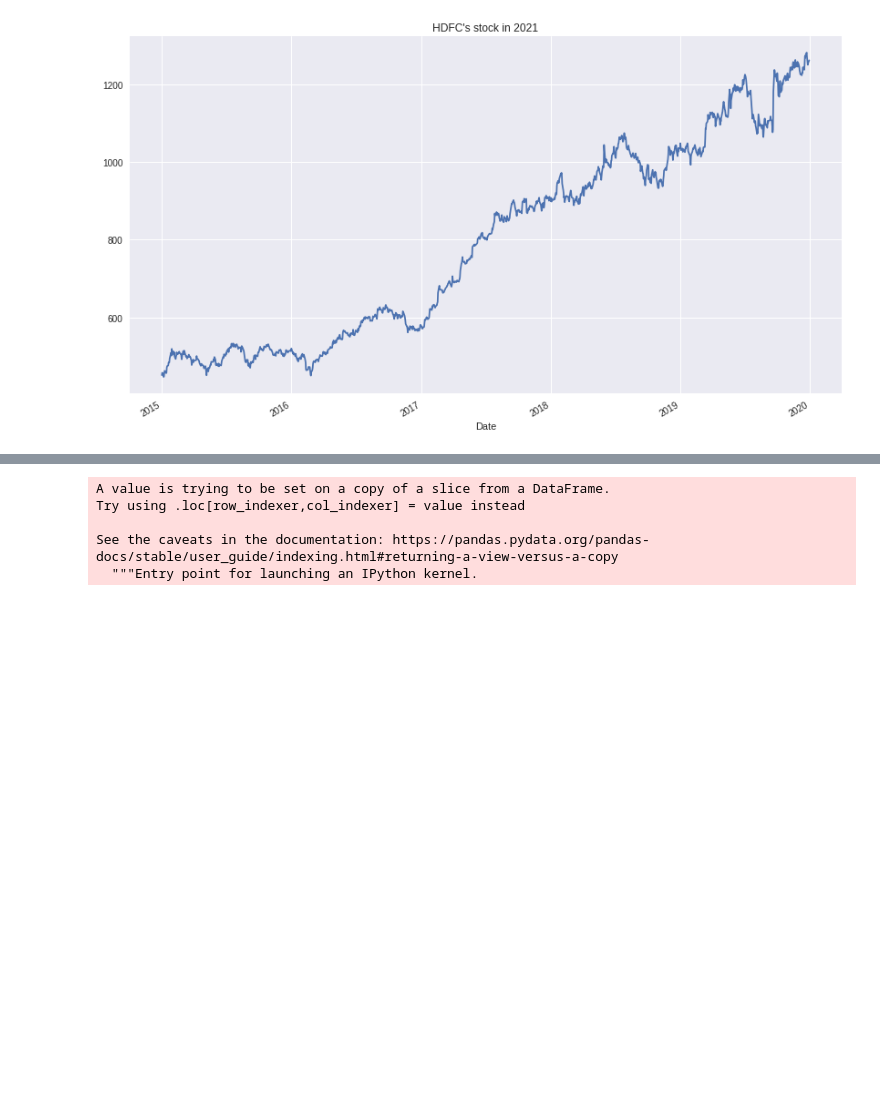
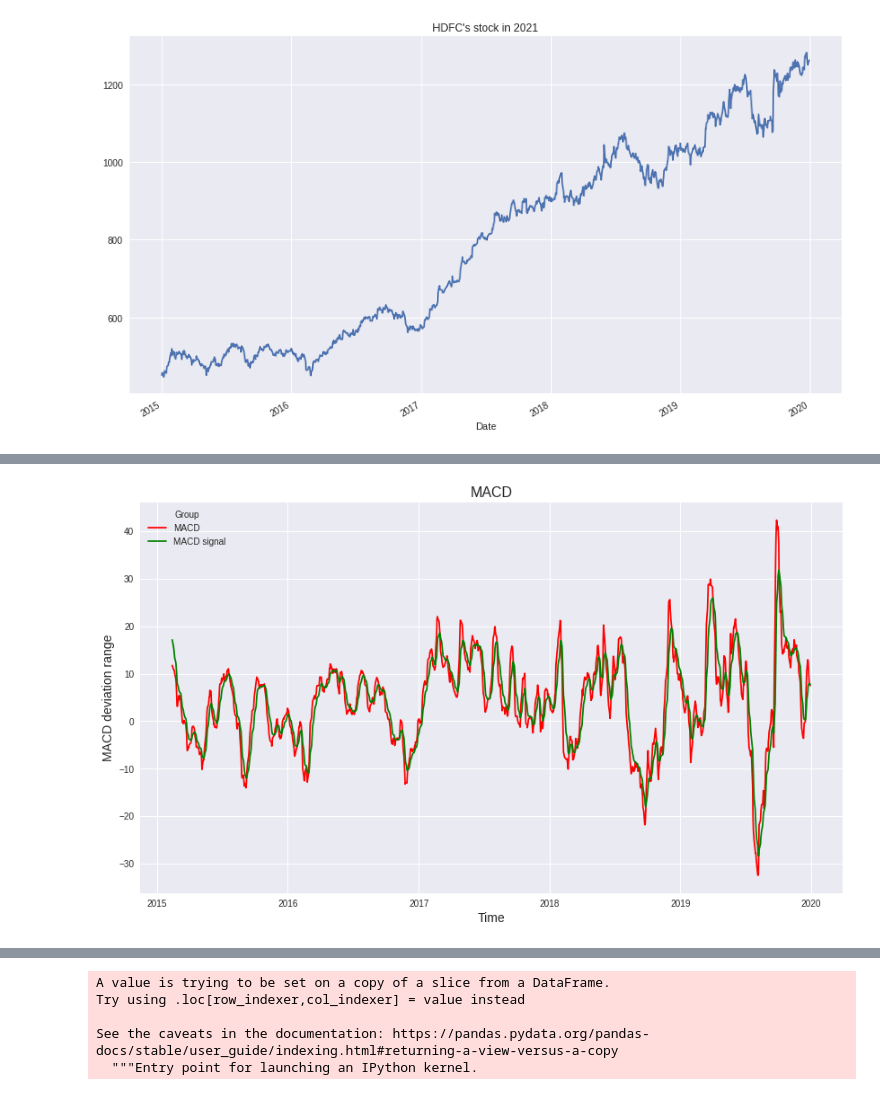
Before and after one commit to gaditi123/Technical-Indicators-FA-Project, a Jupyter notebook: Weighted_combinations.ipynb, the cells around one changed output, grey strips where cells are left out. Saved outputs shown, nothing was run; the diff lists cells and outputs as text; code cells hidden in the pictures; blank space fills up the shorter version.

```diff
--- a/Weighted_combinations.ipynb
+++ b/Weighted_combinations.ipynb
@@ -123,0 +135,16 @@ plt.show()
+# %%
+plt.plot(df['MACD_8_21_9'], label ='MACD', color ='red')
+plt.plot(df['MACDs_8_21_9'], label = 'MACD signal', color = 'green')
+
+#add legend
+plt.legend(title='Group')
+
+#add axes labels and a title
+plt.ylabel('MACD deviation range', fontsize=14)
+plt.xlabel('Time', fontsize=14)
+plt.title('MACD', fontsize=16)
+
+#display plot
+plt.show()
+# %% [output]
+[figure, added]
```
Also changed, not shown: parts of 16 cells of this notebook.
